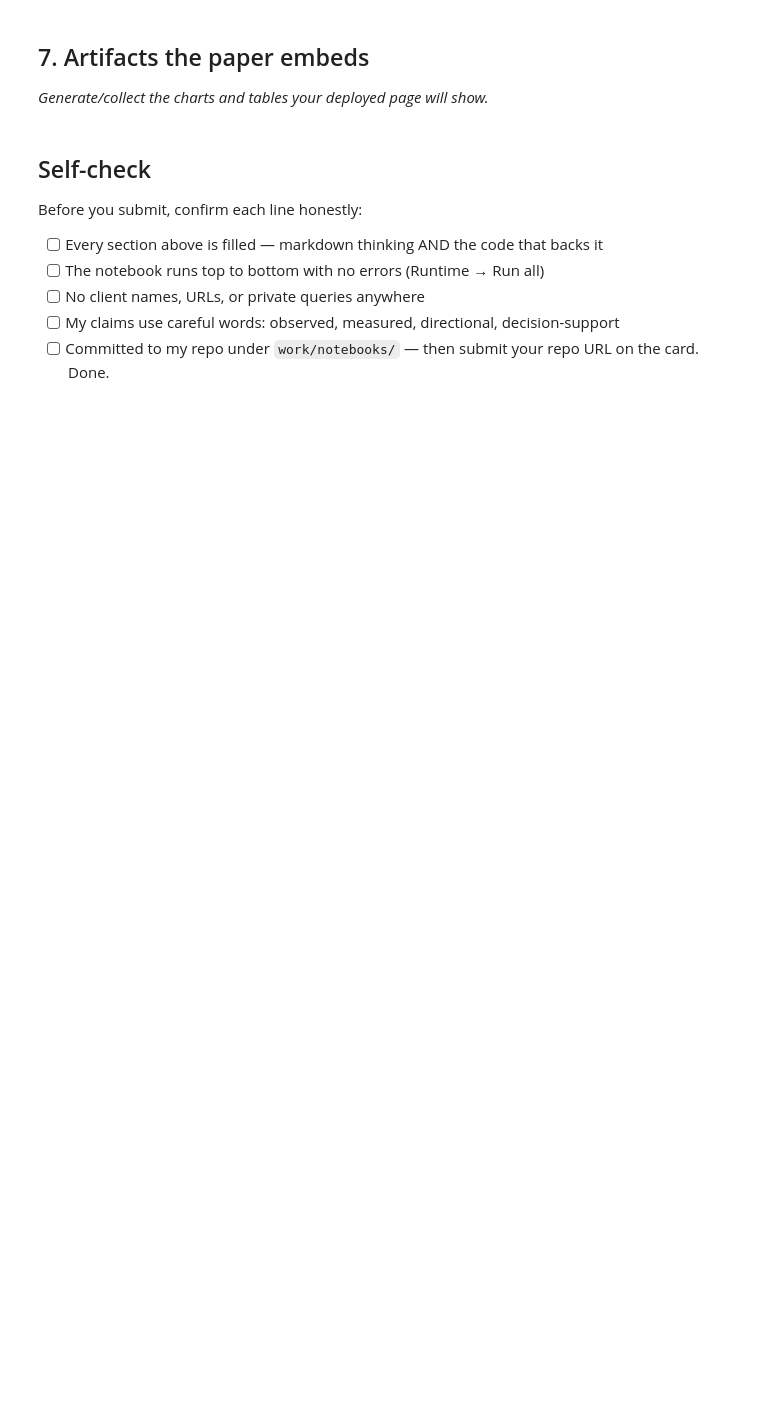
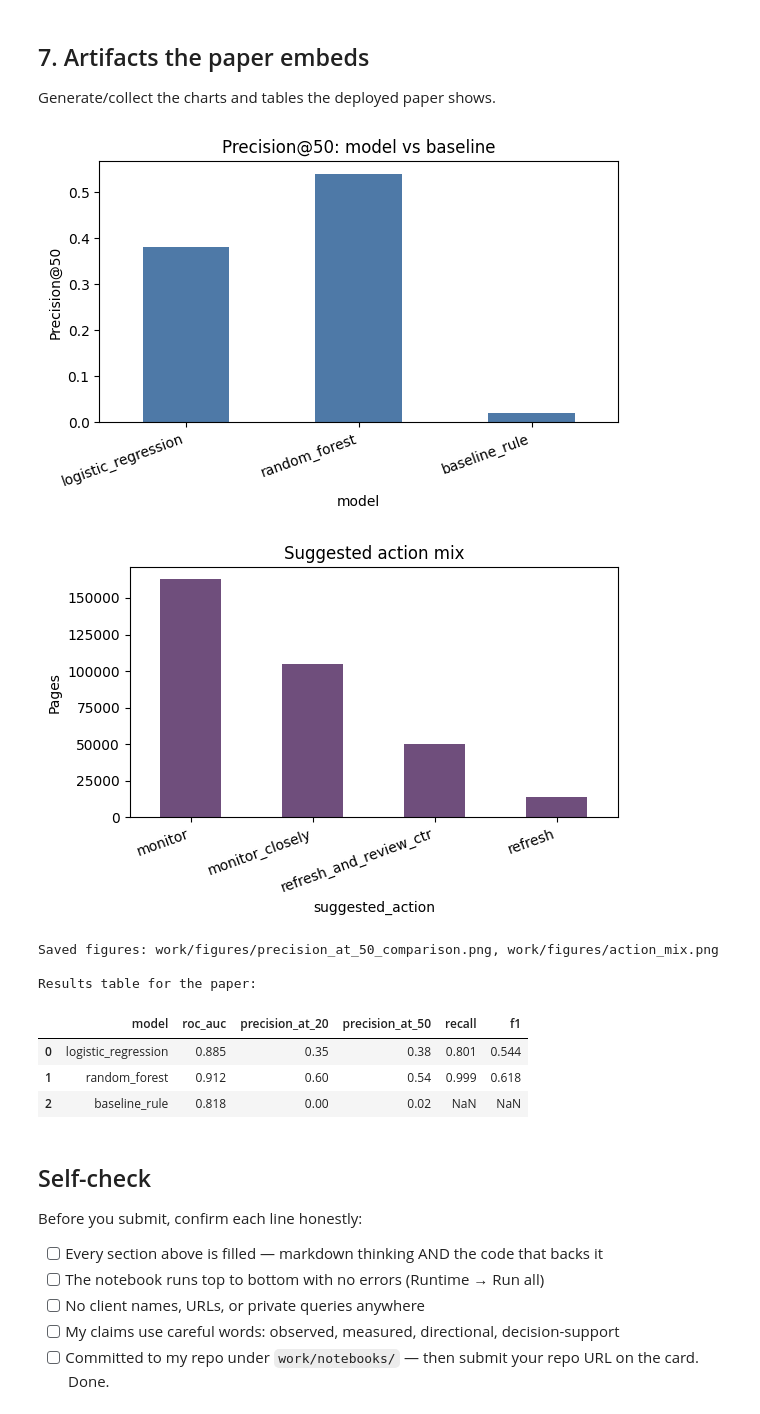
Before and after one commit to ashoktanakanti/flyrank_ml, a Jupyter notebook: work/notebooks/capstone.ipynb, the cells around one changed output. Cells and saved outputs as stored; diff of their text form; code cells hidden in the pictures; blank space fills up the shorter version.

```diff
--- a/work/notebooks/capstone.ipynb
+++ b/work/notebooks/capstone.ipynb
@@ -51,4 +301,4 @@ This skeleton is yours to fill. Work the sections **in order** — each one has
 # %% [markdown]
 ## 7. Artifacts the paper embeds
 
-*Generate/collect the charts and tables your deployed page will show.*
+Generate/collect the charts and tables the deployed paper shows.
@@ -58,3 +305,40 @@ This skeleton is yours to fill. Work the sections **in order** — each one has
+# %%
+import matplotlib.pyplot as plt
+
+os.makedirs("work/figures", exist_ok=True)
+
+fig, ax = plt.subplots(figsize=(6, 4))
+chart_df = results_df.set_index("model")["precision_at_50"]
+chart_df.plot(kind="bar", ax=ax, color="#4E79A7")
+ax.set_title("Precision@50: model vs baseline")
+ax.set_ylabel("Precision@50")
+plt.xticks(rotation=20, ha="right")
+plt.tight_layout()
+plt.savefig("work/figures/precision_at_50_comparison.png", dpi=150)
+plt.show()
+
+fig, ax = plt.subplots(figsize=(6, 4))
+final_queue["suggested_action"].value_counts().plot(kind="bar", ax=ax, color="#6F4E7C")
+ax.set_title("Suggested action mix")
+ax.set_ylabel("Pages")
+plt.xticks(rotation=20, ha="right")
+plt.tight_layout()
+plt.savefig("work/figures/action_mix.png", dpi=150)
+plt.show()
+
+print("Saved figures: work/figures/precision_at_50_comparison.png, work/figures/action_mix.png")
+print("\nResults table for the paper:")
+display(results_df)
+# %% [output]
+[figure, added]
+[figure, added]
+Saved figures: work/figures/precision_at_50_comparison.png, work/figures/action_mix.png
+
+Results table for the paper:
+|  | model | roc_auc | precision_at_20 | precision_at_50 | recall | f1 |
+| 0 | logistic_regression | 0.885 | 0.35 | 0.38 | 0.801 | 0.544 |
+| 1 | random_forest | 0.912 | 0.60 | 0.54 | 0.999 | 0.618 |
+| 2 | baseline_rule | 0.818 | 0.00 | 0.02 | NaN | NaN |
 # %% [markdown]
 ## Self-check
 
```
Also changed, not shown: parts of 22 cells of this notebook.
